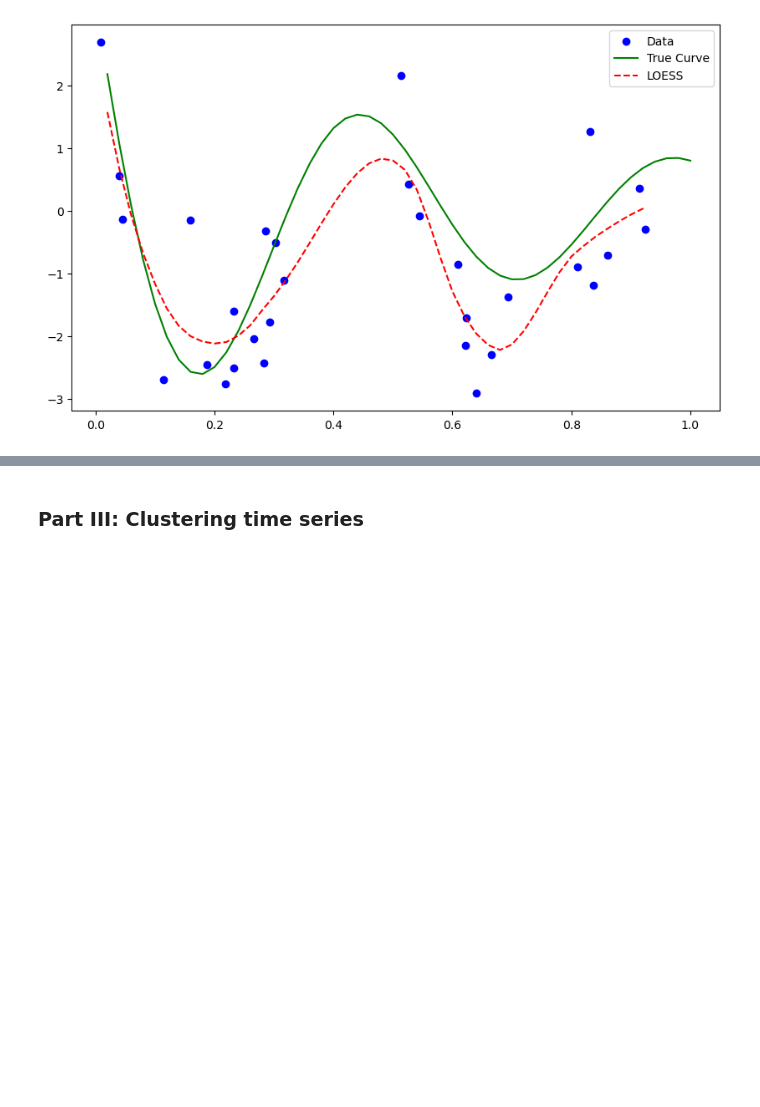
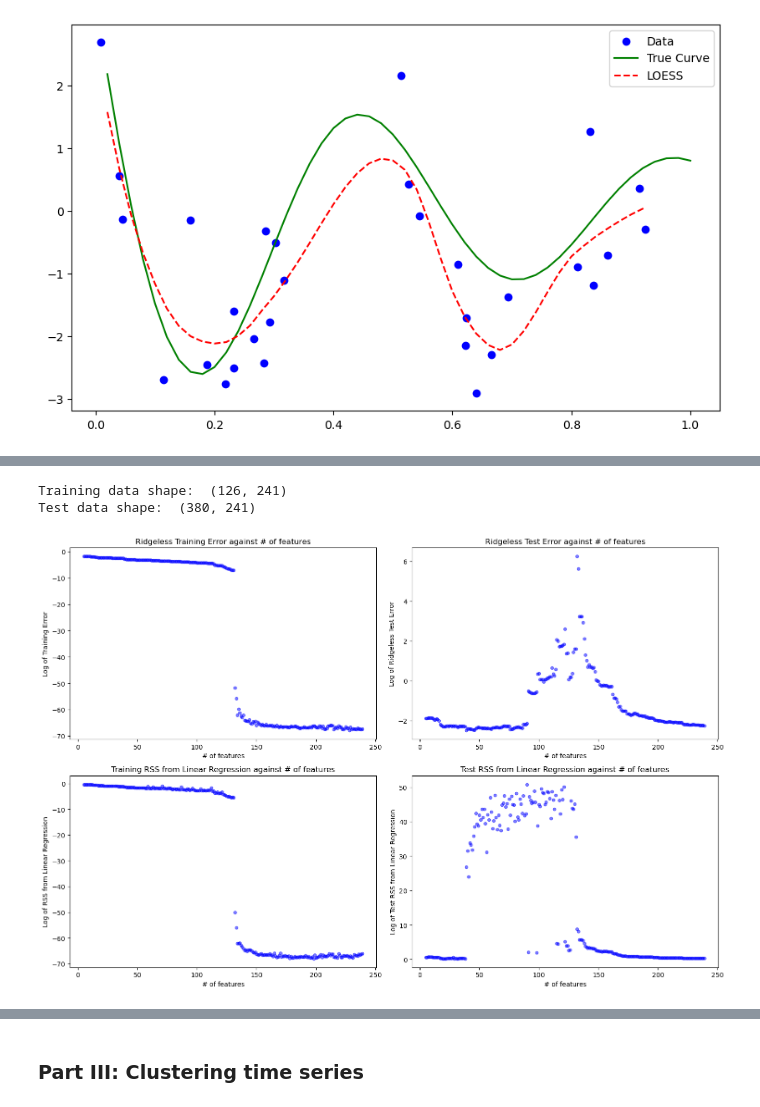
Before and after one commit to lycpaul/cs598-psl, a Jupyter notebook: code3/Assignment_3_1160_ycl7.ipynb, the cells around one changed output, grey strips where cells are left out. Drawn from its saved outputs; the diff is of its cells as text; code cells hidden in the pictures; blank space fills up the shorter version.

```diff
--- a/code3/Assignment_3_1160_ycl7.ipynb
+++ b/code3/Assignment_3_1160_ycl7.ipynb
@@ -213,0 +225,7 @@ plt.show()
+# %%
+# import the data
+# consisted of 506 rows (i.e., n = 506) and 14 columns: Y, X1 through X13. No col and row index.
+url_p2 = "./Coding3_dataH.csv"
+data_p2 = pd.read_csv(url_p2, header=None)
+print(data_p2.head())
+print(data_p2.info())
@@ -213,0 +318,10 @@ plt.show()
+# %%
+# Randomly partition the data into training (25%) and test (75%).
+train_data = data_p2.sample(frac=0.25, random_state=1160)
+test_data = data_p2.drop(train_data.index)
+
+print("Training data shape: ", train_data.shape)
+print("Test data shape: ", test_data.shape)
+# %% [output]
+Training data shape:  (126, 241)
+Test data shape:  (380, 241)
@@ -213,0 +354,35 @@ plt.show()
+# %%
+# Top left: Ridgeless Training Error
+# Top right: Ridgeless Test Error
+# Bottom left: Training RSS from Linear Regression
+# Bottom right: Test RSS from Linear Regression
+fig, axs = plt.subplots(2, 2, figsize=(15, 10))
+
+# Plotting the Ridgeless Training Error
+axs[0, 0].scatter(range(5, 241), np.log(np.median(ridgeless_training_errors, axis=0)), label='Log of Training Error', color='blue', marker='o', alpha=0.5, s=20)
+axs[0, 0].set_title('Ridgeless Training Error against # of features')
+axs[0, 0].set_xlabel('# of features')
+axs[0, 0].set_ylabel('Log of Training Error')
+
+# Plotting the Ridgeless Test Error
+axs[0, 1].scatter(range(5, 241), np.log(np.median(ridgeless_test_errors, axis=0)), label='Log of TestError', color='blue', marker='o', alpha=0.5, s=20)
+axs[0, 1].set_title('Ridgeless Test Error against # of features')
+axs[0, 1].set_xlabel('# of features')
+axs[0, 1].set_ylabel('Log of Ridgeless Test Error')
+
+# Plotting the Training RSS from Linear Regression
+axs[1, 0].scatter(range(5, 241), np.log(np.median(lr_training_rss/T, axis=0)), label='Log of RSS from Linear Regression', color='blue', marker='o', alpha=0.5, s=20)
+axs[1, 0].set_title('Training RSS from Linear Regression against # of features')
+axs[1, 0].set_xlabel('# of features')
+axs[1, 0].set_ylabel('Log of RSS from Linear Regression')
+
+# Plotting the Test RSS from Linear Regression
+axs[1, 1].scatter(range(5, 241), np.log(np.median(lr_test_rss/T, axis=0)), label='Log of Test RSS from Linear Regression', color='blue', marker='o', alpha=0.5, s=20)
+axs[1, 1].set_title('Test RSS from Linear Regression against # of features')
+axs[1, 1].set_xlabel('# of features')
+axs[1, 1].set_ylabel('Log of Test RSS from Linear Regression')
+
+plt.tight_layout()
+plt.show()
+# %% [output]
+[figure, added]
```
Also changed, not shown: parts of 14 cells of this notebook.
